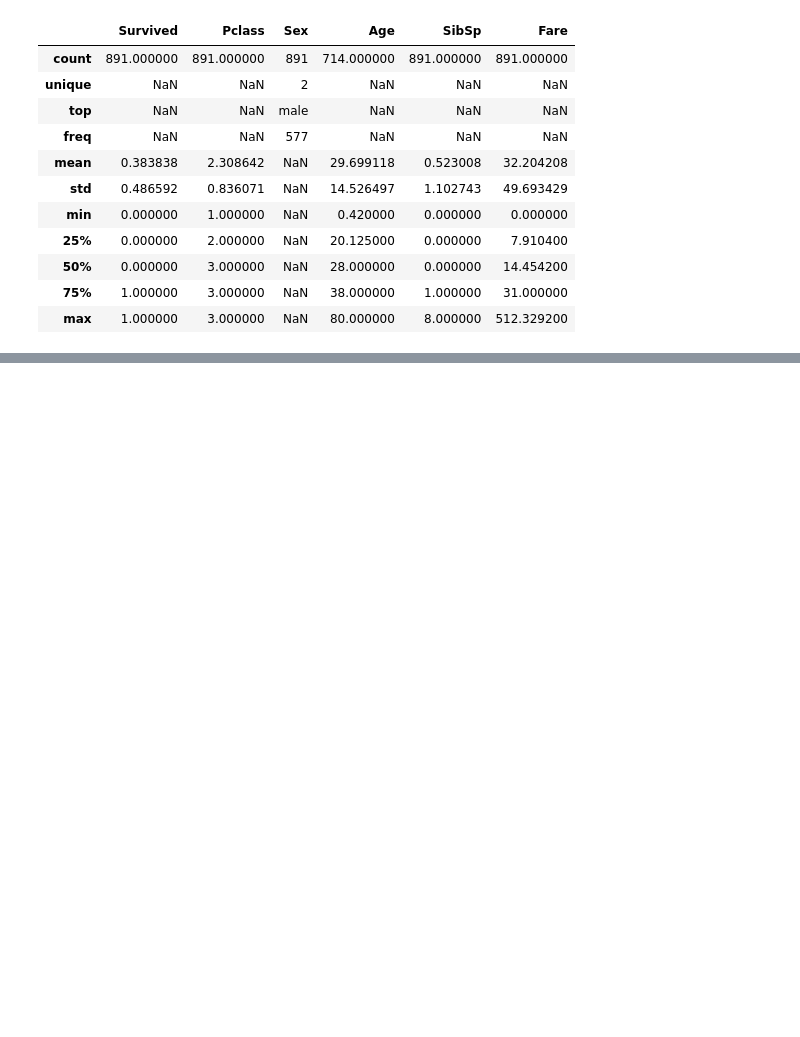
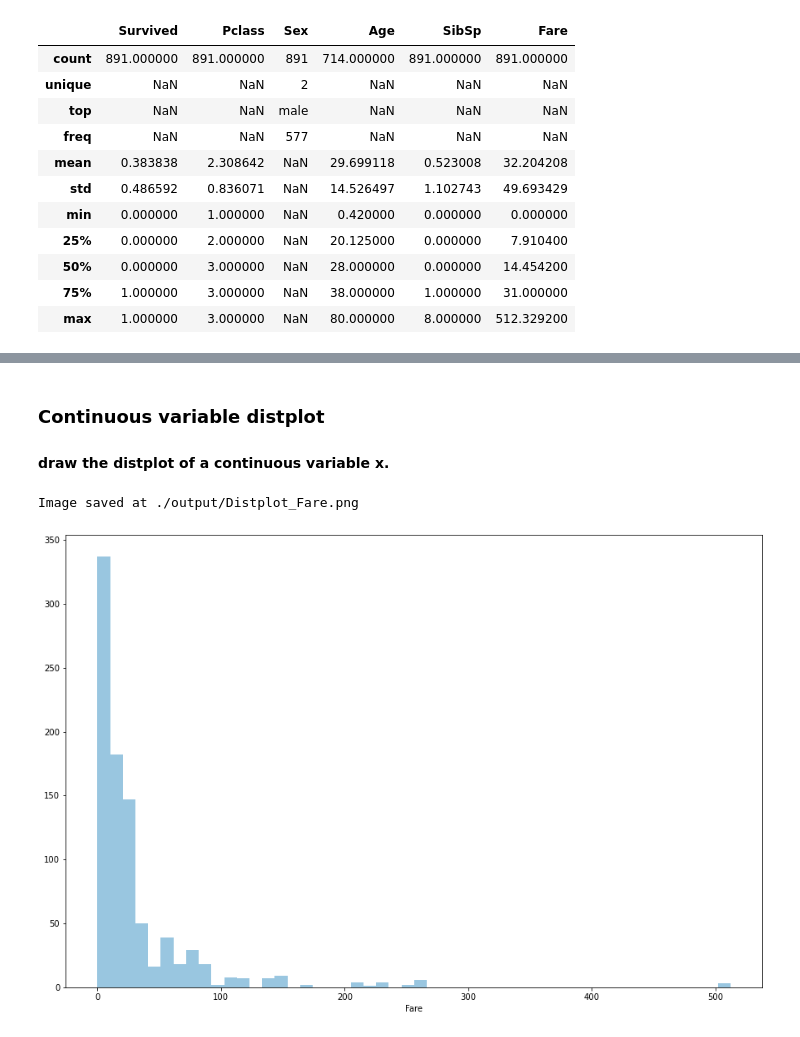
Before and after one commit to onlyabhilash/A-FeatureEngg, a Jupyter notebook: feature-engineering-and-feature-selection-master/1_Demo_Data_Explore.ipynb, the cells around one changed output, grey strips where cells are left out. Drawn from its saved outputs; the diff is of its cells as text; code cells hidden in the pictures; blank space fills up the shorter version.

```diff
--- a/feature-engineering-and-feature-selection-master/1_Demo_Data_Explore.ipynb
+++ b/feature-engineering-and-feature-selection-master/1_Demo_Data_Explore.ipynb
@@ -55,0 +80,8 @@ result saved at: ./output/describe.csv
+# %% [markdown]
+### Continuous variable distplot
+#### draw the distplot of a continuous variable x.
+# %%
+explore.continuous_var_distplot(x=data['Fare'],output_path='./output/')
+# %% [output]
+Image saved at ./output/Distplot_Fare.png
+[figure, added]
```
Also changed, not shown: parts of 12 cells of this notebook, 7 other files.
